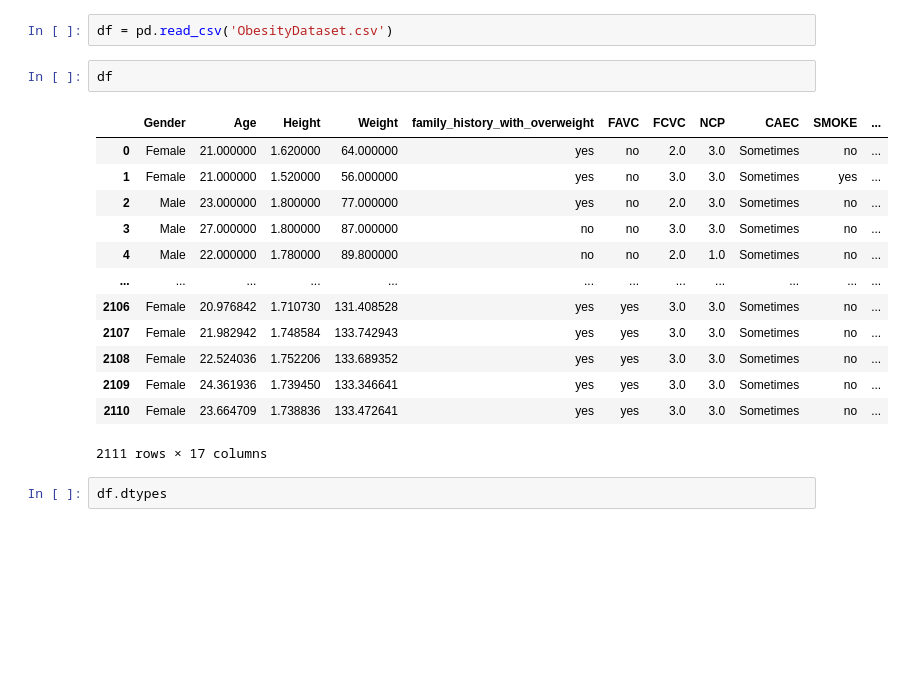
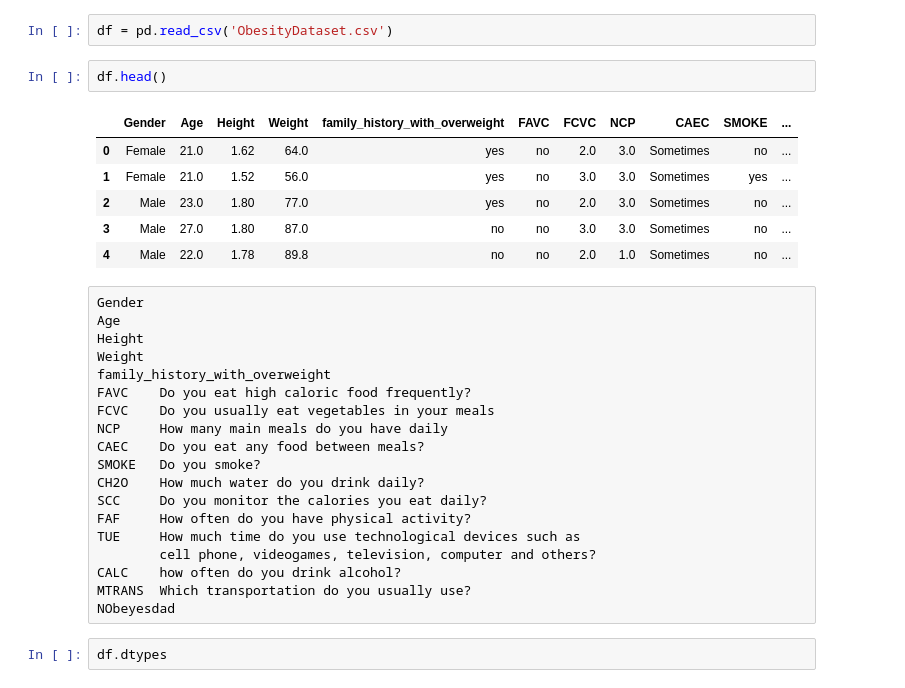
Before and after one commit to sumathisrini/ML_classification_Individual_Project, a Jupyter notebook: Project_obesity.ipynb, the cells around one changed output. Saved outputs shown, nothing was run; the diff lists cells and outputs as text; blank space fills up the shorter version.

```diff
--- a/Project_obesity.ipynb
+++ b/Project_obesity.ipynb
@@ -4,21 +6,33 @@ import pandas as pd
 # %%
 df = pd.read_csv('ObesityDataset.csv')
 # %%
-df
+df.head()
 # %% [output]
 |  | Gender | Age | Height | Weight | family_history_with_overweight | FAVC | FCVC | NCP | CAEC | SMOKE | ... |
-| 0 | Female | 21.000000 | 1.620000 | 64.000000 | yes | no | 2.0 | 3.0 | Sometimes | no | ... |
-| 1 | Female | 21.000000 | 1.520000 | 56.000000 | yes | no | 3.0 | 3.0 | Sometimes | yes | ... |
-| 2 | Male | 23.000000 | 1.800000 | 77.000000 | yes | no | 2.0 | 3.0 | Sometimes | no | ... |
-| 3 | Male | 27.000000 | 1.800000 | 87.000000 | no | no | 3.0 | 3.0 | Sometimes | no | ... |
-| 4 | Male | 22.000000 | 1.780000 | 89.800000 | no | no | 2.0 | 1.0 | Sometimes | no | ... |
-| ... | ... | ... | ... | ... | ... | ... | ... | ... | ... | ... | ... |
-| 2106 | Female | 20.976842 | 1.710730 | 131.408528 | yes | yes | 3.0 | 3.0 | Sometimes | no | ... |
-| 2107 | Female | 21.982942 | 1.748584 | 133.742943 | yes | yes | 3.0 | 3.0 | Sometimes | no | ... |
-| 2108 | Female | 22.524036 | 1.752206 | 133.689352 | yes | yes | 3.0 | 3.0 | Sometimes | no | ... |
-| 2109 | Female | 24.361936 | 1.739450 | 133.346641 | yes | yes | 3.0 | 3.0 | Sometimes | no | ... |
-| 2110 | Female | 23.664709 | 1.738836 | 133.472641 | yes | yes | 3.0 | 3.0 | Sometimes | no | ... |
+| 0 | Female | 21.0 | 1.62 | 64.0 | yes | no | 2.0 | 3.0 | Sometimes | no | ... |
+| 1 | Female | 21.0 | 1.52 | 56.0 | yes | no | 3.0 | 3.0 | Sometimes | yes | ... |
+| 2 | Male | 23.0 | 1.80 | 77.0 | yes | no | 2.0 | 3.0 | Sometimes | no | ... |
+| 3 | Male | 27.0 | 1.80 | 87.0 | no | no | 3.0 | 3.0 | Sometimes | no | ... |
+| 4 | Male | 22.0 | 1.78 | 89.8 | no | no | 2.0 | 1.0 | Sometimes | no | ... |
-2111 rows × 17 columns
+# %% [raw]
+Gender
+Age
+Height
+Weight
+family_history_with_overweight
+FAVC	Do you eat high caloric food frequently?
+FCVC	Do you usually eat vegetables in your meals
+NCP	    How many main meals do you have daily
+CAEC	Do you eat any food between meals?
+SMOKE	Do you smoke?
+CH2O	How much water do you drink daily?
+SCC	    Do you monitor the calories you eat daily?
+FAF	    How often do you have physical activity?
+TUE	    How much time do you use technological devices such as
+        cell phone, videogames, television, computer and others?
+CALC	how often do you drink alcohol?
+MTRANS	Which transportation do you usually use?
+NObeyesdad
 # %%
 df.dtypes
 # %% [output]
```
Also changed, not shown: parts of 14 cells of this notebook.
